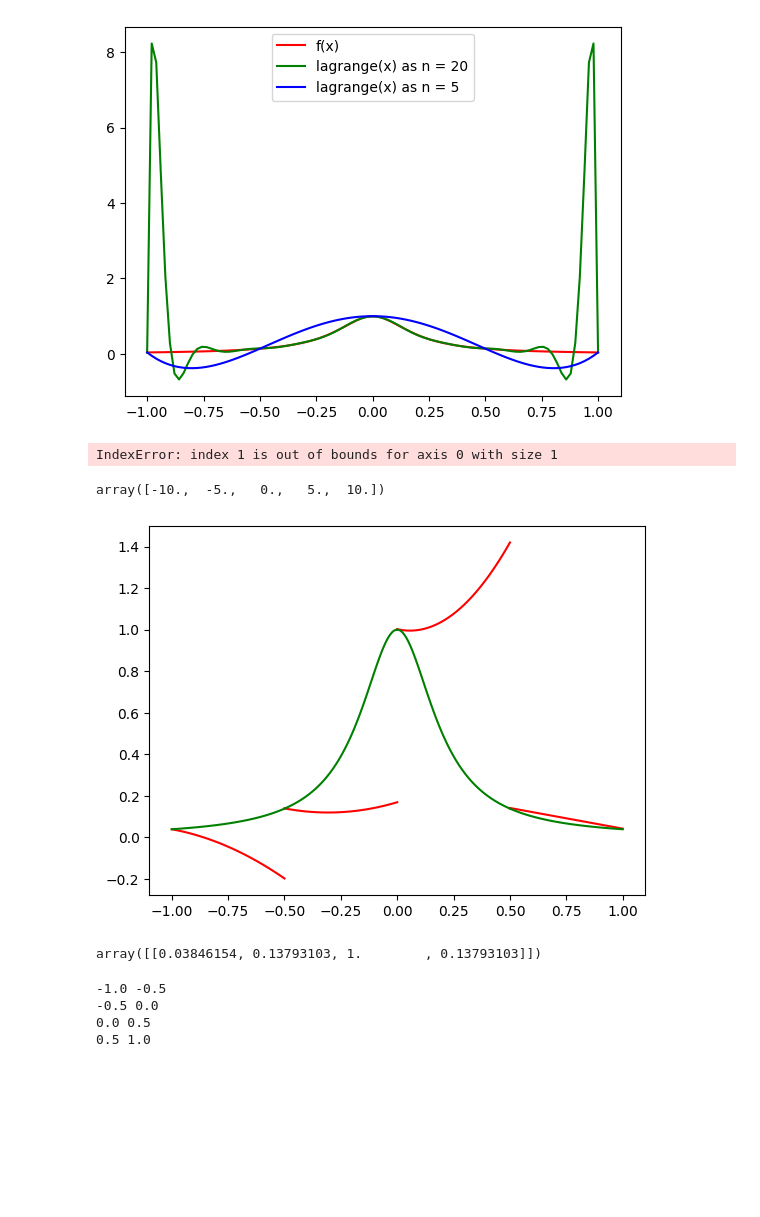
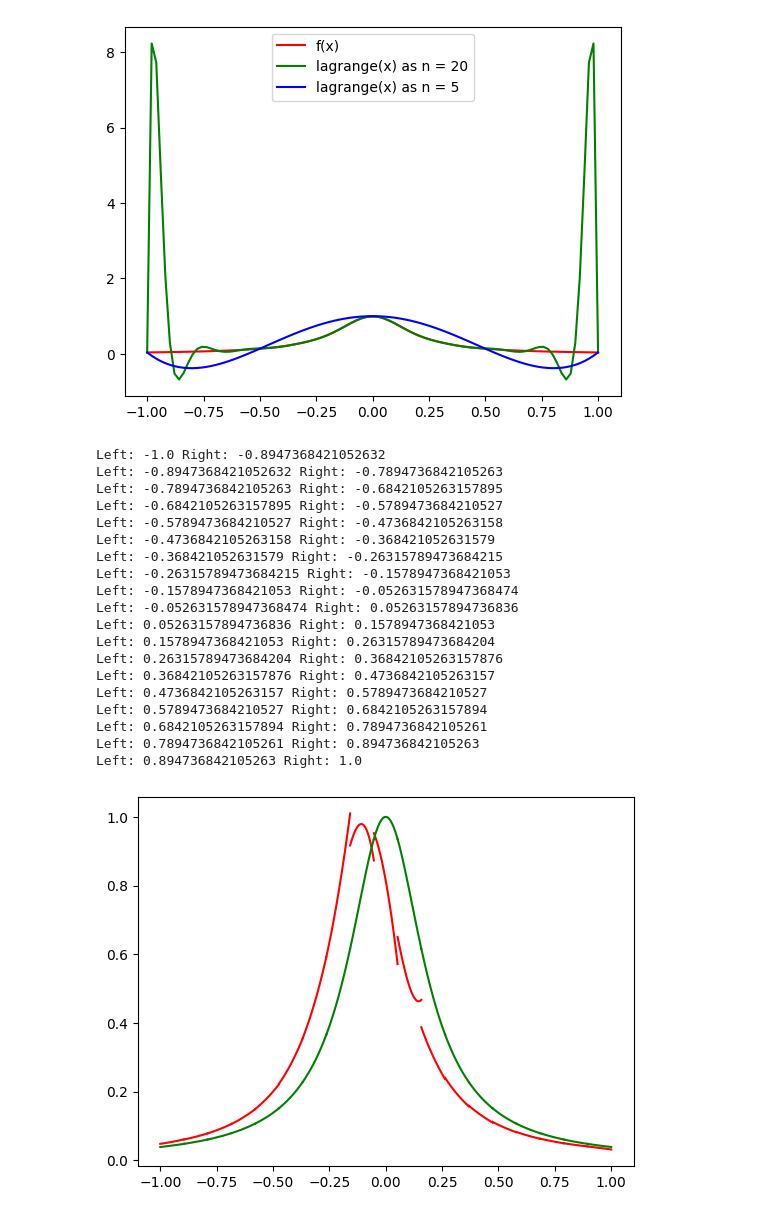
Before and after one commit to confect1on/IterationMethods, a Jupyter notebook: interpolation.ipynb, the cells around one changed output. Saved outputs shown, nothing was run; the diff lists cells and outputs as text; code cells hidden in the pictures; blank space fills up the shorter version.

```diff
--- a/interpolation.ipynb
+++ b/interpolation.ipynb
@@ -86,34 +80,38 @@ def spline(x, y):
 # %%
-x = np.linspace(-1, 1, 5)
+def inter_func(x):
+     dx = x - x[i-1]
+     return a[i] + b[i] * dx + (c[i] / 2.0) * dx ** 2 + (d[i]/6) * dx ** 3
+n = 20
+x = np.linspace(-1, 1, n)
 y = f(x)
 a,b,c,d = spline(x, y)
+for i in range(1, n):
+    left = x[i-1]
+    right = x[i]
+    print(f"Left: {left} Right: {right}")
+    inner_segment = np.linspace(left, right, 100)
+    plt.plot(inner_segment, inter_func(inner_segment), color='r', label="interpolated f(x)")
+    plt.plot(inner_segment, f(inner_segment), color='g', label="f(x)")
+# plt.legend()
+plt.show()
 # %% [output]
-IndexError: index 1 is out of bounds for axis 0 with size 1
+Left: -1.0 Right: -0.8947368421052632
+Left: -0.8947368421052632 Right: -0.7894736842105263
+Left: -0.7894736842105263 Right: -0.6842105263157895
+Left: -0.6842105263157895 Right: -0.5789473684210527
+Left: -0.5789473684210527 Right: -0.4736842105263158
+Left: -0.4736842105263158 Right: -0.368421052631579
+Left: -0.368421052631579 Right: -0.26315789473684215
+Left: -0.26315789473684215 Right: -0.1578947368421053
+Left: -0.1578947368421053 Right: -0.052631578947368474
+Left: -0.052631578947368474 Right: 0.05263157894736836
+Left: 0.05263157894736836 Right: 0.1578947368421053
+Left: 0.1578947368421053 Right: 0.26315789473684204
+Left: 0.26315789473684204 Right: 0.36842105263157876
+Left: 0.36842105263157876 Right: 0.4736842105263157
+Left: 0.4736842105263157 Right: 0.5789473684210527
+Left: 0.5789473684210527 Right: 0.6842105263157894
+Left: 0.6842105263157894 Right: 0.7894736842105261
+Left: 0.7894736842105261 Right: 0.894736842105263
+Left: 0.894736842105263 Right: 1.0
+[figure, added]
-# %%
-x
-# %% [output]
-array([-10.,  -5.,   0.,   5.,  10.])
-# %%
-for i in range(1, n):
-    left = x[i-1]
-    right = x[i]
-    inner_segment = np.linspace(left, right, 100)
-    inter_func = lambda x: a[0][i-1] + b[0][i-1] * (x - x[i-1]) + c[0][i-1] * (x - x[i -1]) ** 2 + d[0][i-1] * (x - x[i -1]) ** 3
-    plt.plot(inner_segment, inter_func(inner_segment), color='r', label="interpolated f(x)")
-    plt.plot(inner_segment, f(inner_segment), color='g', label="f(x)")
-# plt.legend()
-plt.show()
-# %% [output]
-[figure, removed]
-# %%
-a
-# %% [output]
-array([[0.03846154, 0.13793103, 1.        , 0.13793103]])
-# %%
-for i in range(1, 5):
-    print(x[i-1], x[i])
-# %% [output]
--1.0 -0.5
--0.5 0.0
-0.0 0.5
-0.5 1.0
```
Also changed, not shown: parts of 3 cells of this notebook.
